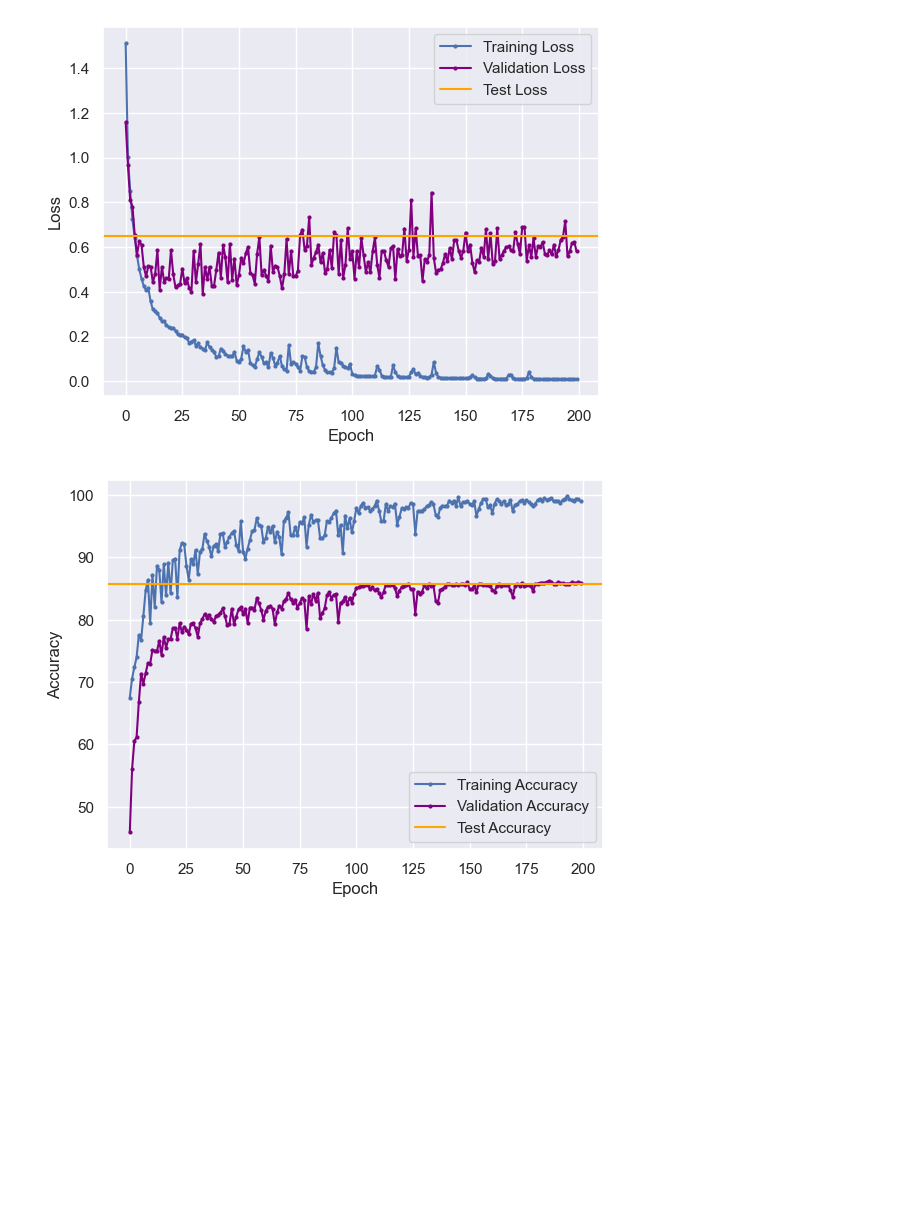
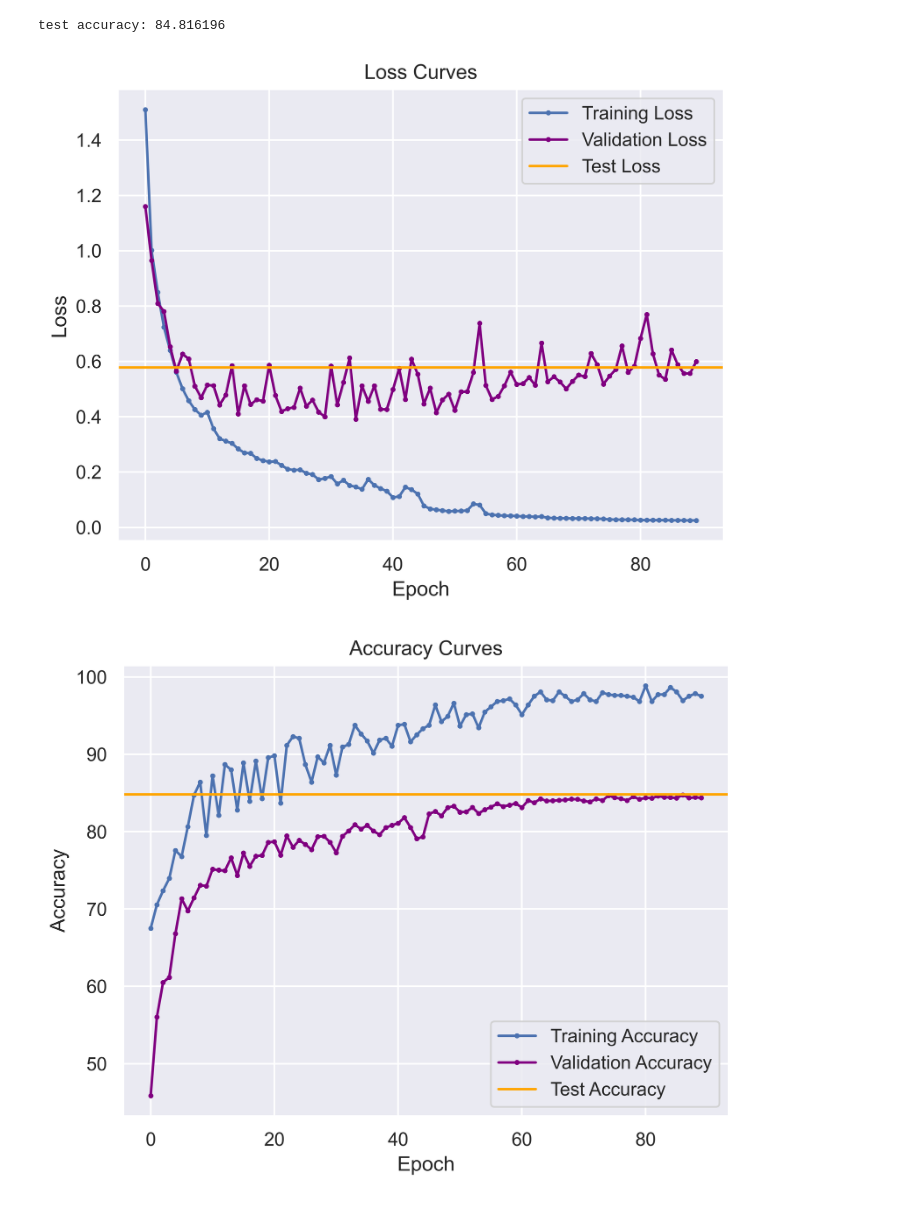
Before and after one commit to danpfister/ai8x-training, a Jupyter notebook: visuals_helper.ipynb, the cells around one changed output. Cells and saved outputs as stored; diff of their text form; code cells hidden in the pictures; blank space fills up the shorter version.

```diff
--- a/visuals_helper.ipynb
+++ b/visuals_helper.ipynb
@@ -100,10 +121,10 @@ plt.show()
 # %%
-output_log = r'project\kws_colours_final\output.log'
+output_log = r'.\90ep.log'
 with open(output_log, 'r') as f:
     log = f.readlines()
 
 log = [line.strip() for line in log]
-NR_OF_EPOCHS = 200
+NR_OF_EPOCHS = 90
 
 validate_indices = [index for index, line in enumerate(log) if 'validate' in line]
 testing_index = [index for index, line in enumerate(log) if 'test' in line][-1]
@@ -118,29 +139,37 @@ validation_accuracy = [float(epoch_line.split()[7]) for epoch_line in log_end_of
 
 test_loss = float(log[testing_index+3].split()[5])
 test_accuracy = float(log[testing_index+3].split()[7])
+
+print(f"test accuracy: {test_accuracy}")
+# %% [output]
+test accuracy: 84.816196
 # %%
+
 sn.set(font_scale=1)
 cmap = matplotlib.colormaps['BuPu']
-plt.rcParams['figure.dpi'] = 100
-plt.plot(range(NR_OF_EPOCHS), training_loss, marker='o', markersize=2, linestyle='-', color='b', label='Training Loss')
-plt.plot(range(NR_OF_EPOCHS), validation_loss, marker='o', markersize=2, linestyle='-', color='purple', label='Validation Loss')
+plt.rcParams['figure.dpi'] = 600
+plt.plot(range(NR_OF_EPOCHS), training_loss, marker='.', markersize=4, linestyle='-', color='b', label='Training Loss')
+plt.plot(range(NR_OF_EPOCHS), validation_loss, marker='.', markersize=4, linestyle='-', color='purple', label='Validation Loss')
 plt.axhline(test_loss, color='orange', linestyle='-', label='Test Loss')
 plt.legend()
 plt.xlabel('Epoch')
 plt.ylabel('Loss')
+plt.title("Loss Curves")
 plt.show()
 # %% [output]
-[figure, old version]
+[figure, new version]
 # %%
+
 sn.set(font_scale=1)
 cmap = matplotlib.colormaps['BuPu']
-plt.rcParams['figure.dpi'] = 100
-plt.plot(range(NR_OF_EPOCHS), training_accuracy, marker='o', markersize=2, linestyle='-', color='b', label='Training Accuracy')
-plt.plot(range(NR_OF_EPOCHS), validation_accuracy, marker='o', markersize=2, linestyle='-', color='purple', label='Validation Accuracy')
+plt.rcParams['figure.dpi'] = 600
+plt.plot(range(NR_OF_EPOCHS), training_accuracy, marker='.', markersize=4, linestyle='-', color='b', label='Training Accuracy')
+plt.plot(range(NR_OF_EPOCHS), validation_accuracy, marker='.', markersize=4, linestyle='-', color='purple', label='Validation Accuracy')
 plt.axhline(test_accuracy, color='orange', linestyle='-', label='Test Accuracy')
 plt.legend()
 plt.xlabel('Epoch')
 plt.ylabel('Accuracy')
+plt.title("Accuracy Curves")
 plt.show()
 # %% [output]
-[figure, old version]
+[figure, new version]
```
Also changed, not shown: parts of 7 cells of this notebook.
